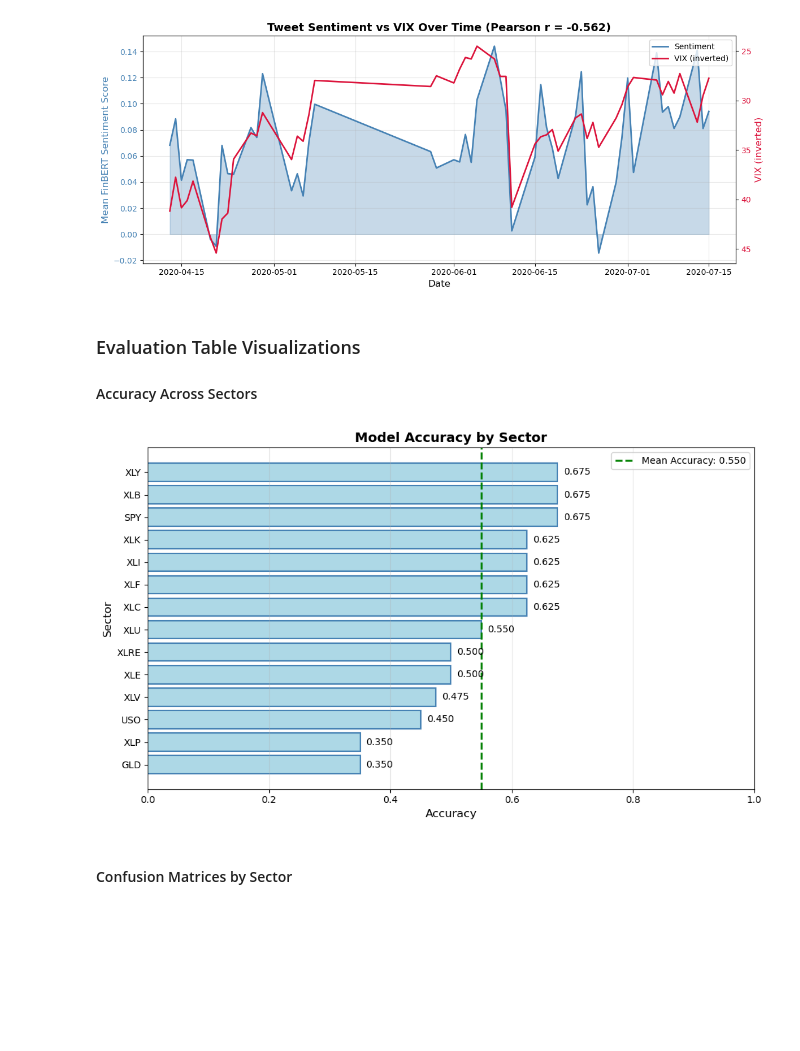
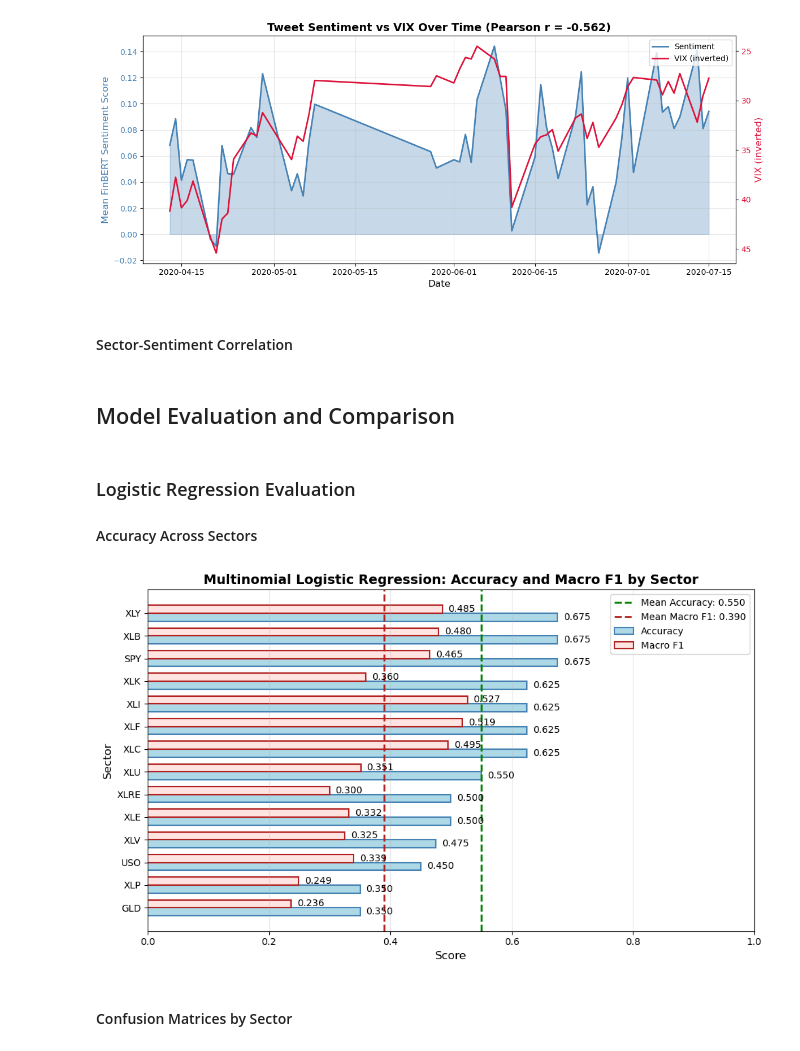
Before and after one commit to JakeCallcut/market-sector-sentiment-model, a Jupyter notebook: notebooks/EDA.ipynb, the cells around one changed output. Drawn from its saved outputs; the diff is of its cells as text; code cells hidden in the pictures; blank space fills up the shorter version.

```diff
--- a/notebooks/EDA.ipynb
+++ b/notebooks/EDA.ipynb
@@ -126,38 +126,65 @@ fig.tight_layout()
 plt.show()
 # %% [output]
 [figure]
+# %% [markdown]
+#### Sector-Sentiment Correlation
+# %% [markdown]
+## Model Evaluation and Comparison
 # %% [markdown]
-### Evaluation Table Visualizations
-
+### Logistic Regression Evaluation
 #### Accuracy Across Sectors
 # %%
 # sort sectors by accuracy
 sorted_df = mnlg_df.sort_values('accuracy_mean', ascending=True)
 
+y_positions = list(range(len(sorted_df)))
+bar_height = 0.35
+
 # create horizontal bar chart
 fig, ax = plt.subplots(figsize=(10, 6))
-bars = ax.barh(sorted_df['ticker'], sorted_df['accuracy_mean'], color='lightblue', edgecolor='steelblue', linewidth=1.5)
+acc_bars = ax.barh(
+    [y - bar_height / 2 for y in y_positions],
+    sorted_df['accuracy_mean'],
+    height=bar_height,
+    color='lightblue',
+    edgecolor='steelblue',
+    linewidth=1.5,
+    label='Accuracy'
+)
+f1_bars = ax.barh(
+    [y + bar_height / 2 for y in y_positions],
+    sorted_df['f1_macro_mean'],
+    height=bar_height,
+    color='mistyrose',
+    edgecolor='firebrick',
+    linewidth=1.5,
+    label='Macro F1'
+)
 
-# add accuracy value labels to each bar
-for i, (ticker, accuracy) in enumerate(zip(sorted_df['ticker'], sorted_df['accuracy_mean'])):
-    ax.text(accuracy + 0.01, i, f'{accuracy:.3f}', va='center', fontsize=10)
+# add score labels to each bar
+for i, (accuracy, f1_score) in enumerate(zip(sorted_df['accuracy_mean'], sorted_df['f1_macro_mean'])):
+    ax.text(accuracy + 0.01, y_positions[i] - bar_height / 2, f'{accuracy:.3f}', va='center', fontsize=10)
+    ax.text(f1_score + 0.01, y_positions[i] + bar_height / 2, f'{f1_score:.3f}', va='center', fontsize=10)
 
-# add vertical line showing mean accuracy
+# add vertical lines showing mean scores
 mean_accuracy = mnlg_df['accuracy_mean'].mean()
+mean_f1 = mnlg_df['f1_macro_mean'].mean()
 ax.axvline(mean_accuracy, color='green', linestyle='--', linewidth=2, label=f'Mean Accuracy: {mean_accuracy:.3f}')
+ax.axvline(mean_f1, color='firebrick', linestyle='--', linewidth=2, label=f'Mean Macro F1: {mean_f1:.3f}')
 
 # format axes and add labels
-ax.set_xlabel('Accuracy', fontsize=12)
+ax.set_yticks(y_positions)
+ax.set_yticklabels(sorted_df['ticker'])
+ax.set_xlabel('Score', fontsize=12)
 ax.set_ylabel('Sector', fontsize=12)
-ax.set_title('Model Accuracy by Sector', fontsize=14, fontweight='bold')
+ax.set_title('Multinomial Logistic Regression: Accuracy and Macro F1 by Sector', fontsize=14, fontweight='bold')
 ax.set_xlim(0, 1)
 ax.legend()
 ax.grid(True, alpha=0.3, axis='x')
-
-fig.tight_layout()
+plt.tight_layout()
 plt.show()
 # %% [output]
-[figure, old version]
+[figure, new version]
 # %% [markdown]
 #### Confusion Matrices by Sector
 # %%
```
Also changed, not shown: parts of 11 cells of this notebook, 1 other file.
